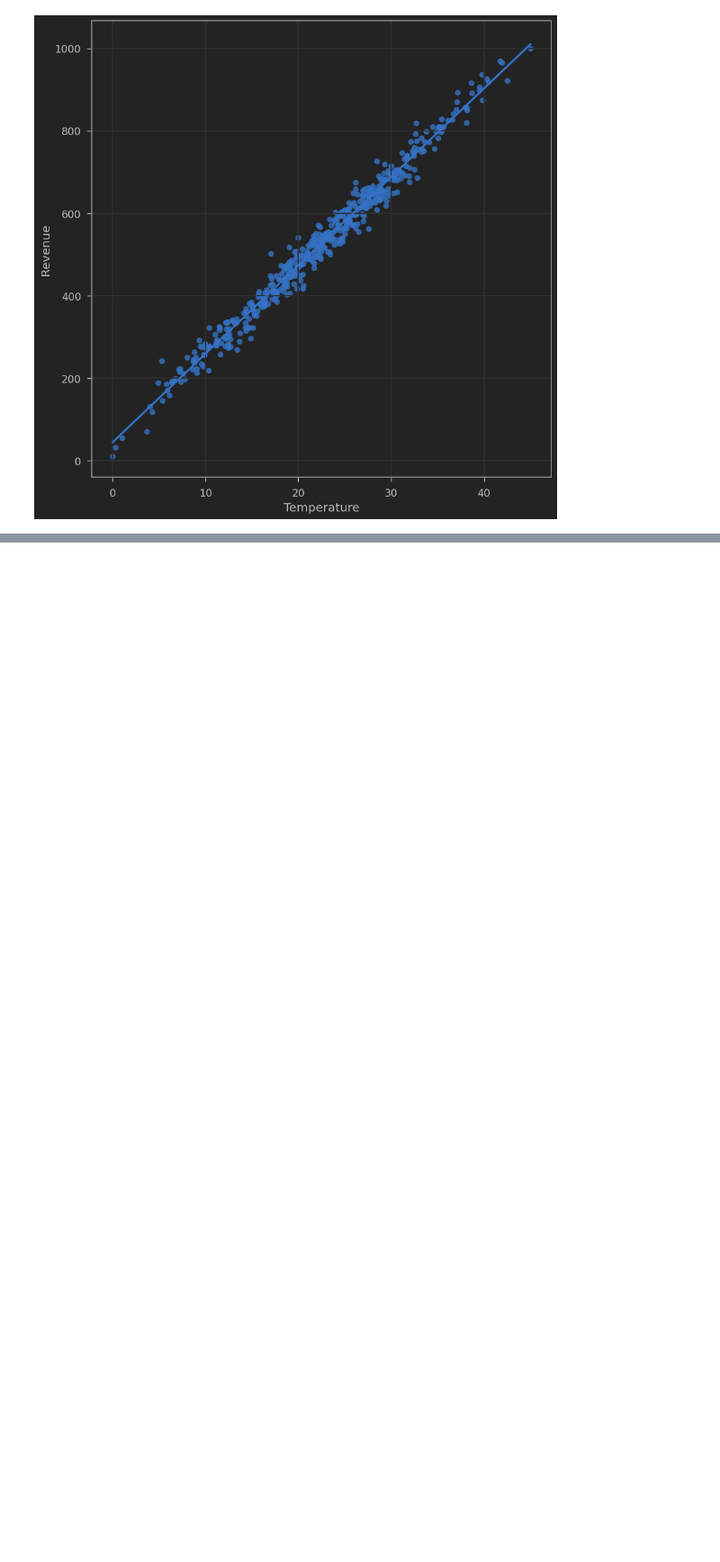
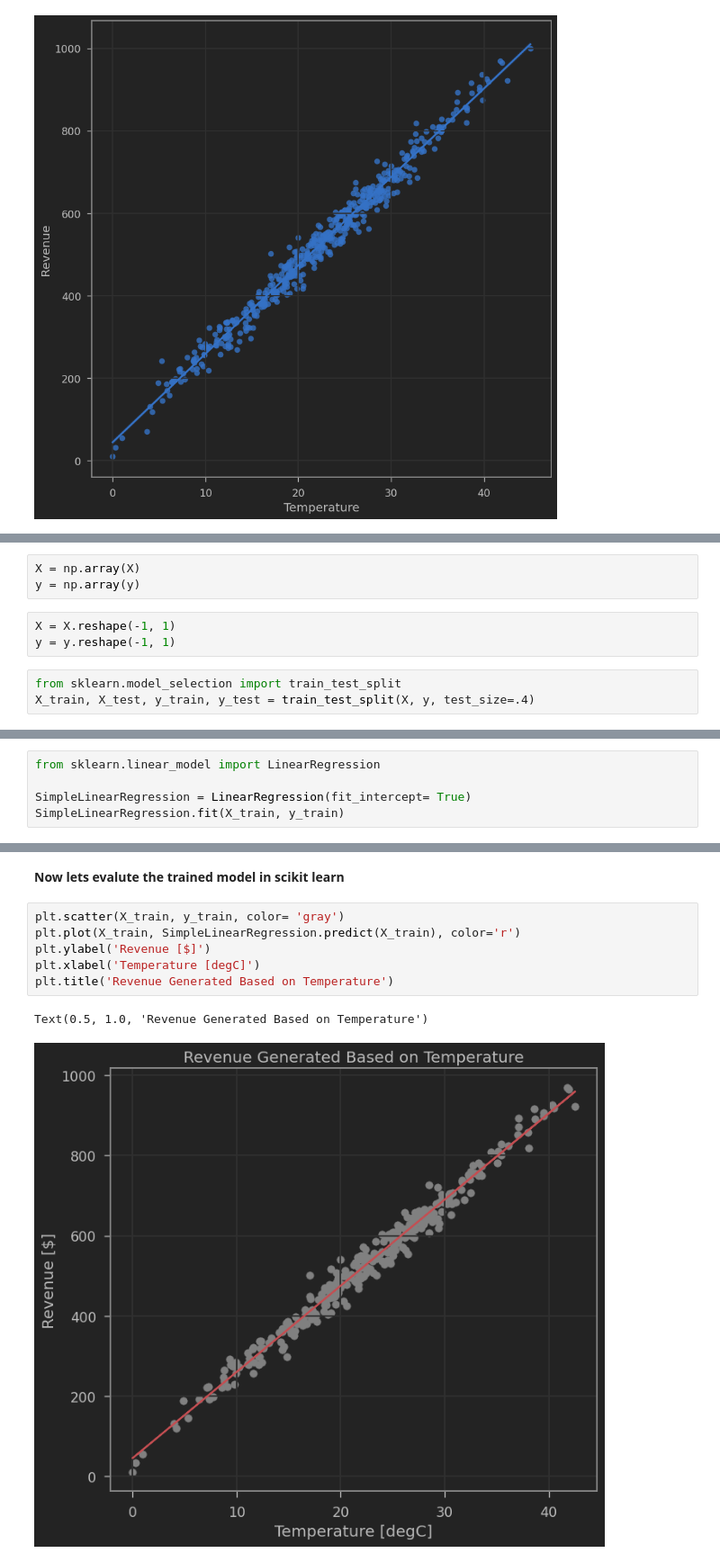
Before and after one commit to mitzu-93/linear-regression, a Jupyter notebook: ice-cream.ipynb, the cells around one changed output, grey strips where cells are left out. Shown: that part at 90% size. Cells and saved outputs as stored; diff of their text form; blank space fills up the shorter version.

Commit message:
added test and train plots and acquired accuracy for models

```diff
--- a/ice-cream.ipynb
+++ b/ice-cream.ipynb
@@ -34,0 +40,9 @@ sns.regplot(x = 'Temperature', y = 'Revenue', data = sales_df)
+# %%
+X = np.array(X)
+y = np.array(y)
+# %%
+X = X.reshape(-1, 1)
+y = y.reshape(-1, 1)
+# %%
+from sklearn.model_selection import train_test_split
+X_train, X_test, y_train, y_test = train_test_split(X, y, test_size=.4)
@@ -34,0 +51,5 @@ sns.regplot(x = 'Temperature', y = 'Revenue', data = sales_df)
+# %%
+from sklearn.linear_model import LinearRegression
+
+SimpleLinearRegression = LinearRegression(fit_intercept= True)
+SimpleLinearRegression.fit(X_train, y_train)
@@ -34,0 +66,11 @@ sns.regplot(x = 'Temperature', y = 'Revenue', data = sales_df)
+# %% [markdown]
+**Now lets evalute the trained model in scikit learn**
+# %%
+plt.scatter(X_train, y_train, color= 'gray')
+plt.plot(X_train, SimpleLinearRegression.predict(X_train), color='r')
+plt.ylabel('Revenue [$]')
+plt.xlabel('Temperature [degC]')
+plt.title('Revenue Generated Based on Temperature')
+# %% [output]
+Text(0.5, 1.0, 'Revenue Generated Based on Temperature')
+[figure, added]
```
Also changed, not shown: parts of 9 cells of this notebook.
